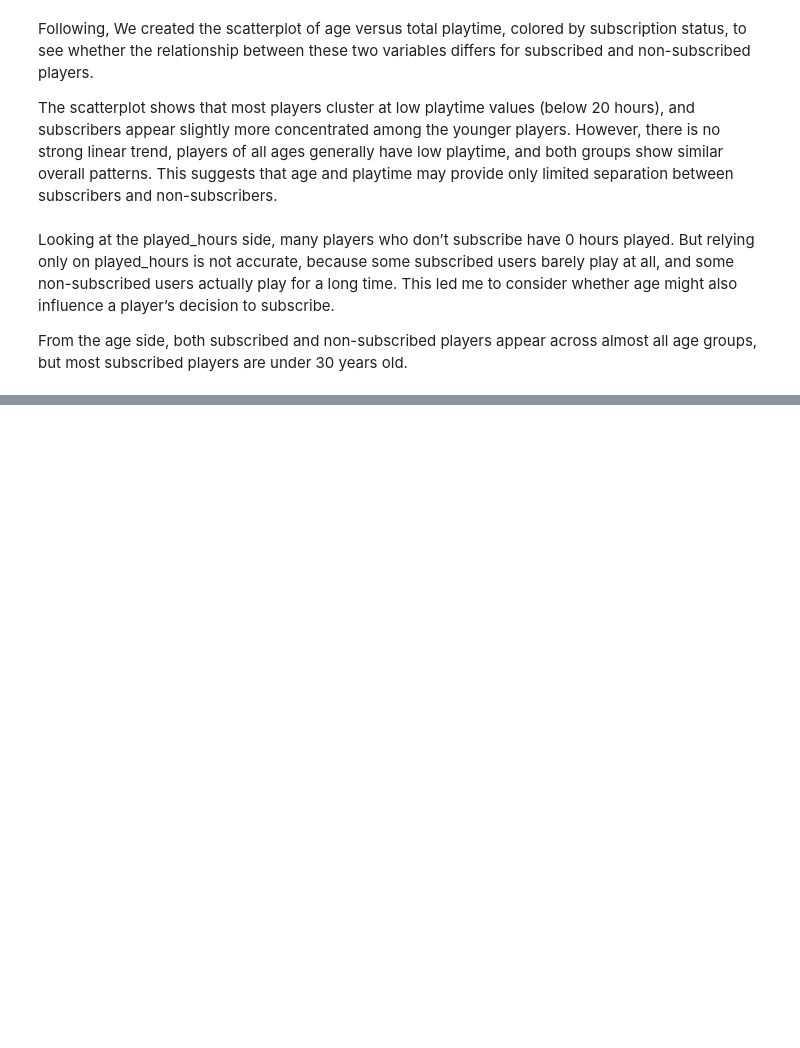
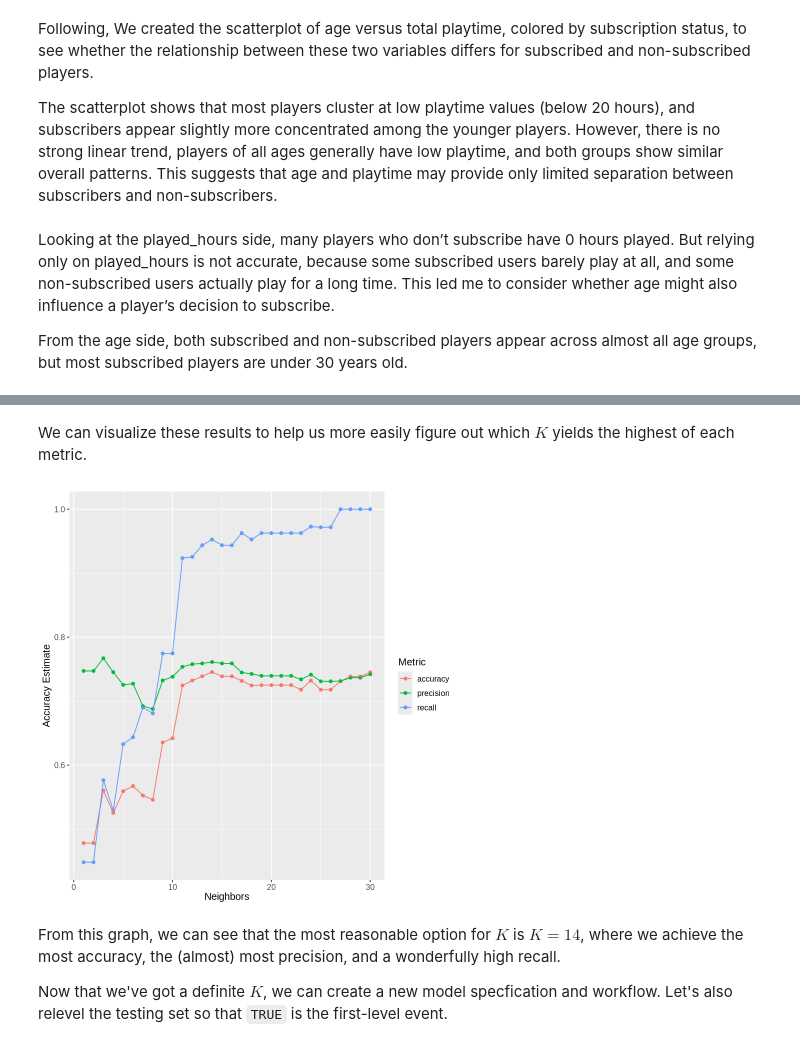
Before and after one commit to zhifou541-stack/dsci100-003-group26, a Jupyter notebook: group26 final project .ipynb, the cells around one changed output, grey strips where cells are left out. Drawn from its saved outputs; the diff is of its cells as text; code cells hidden in the pictures; blank space fills up the shorter version.

Commit message:
added data analysis!!

```diff
--- a/group26 final project .ipynb
+++ b/group26 final project .ipynb
@@ -192,0 +235,6 @@ From the age side, both subscribed and non-subscribed players appear across almo
+# %%
+players_recipe <- recipe(subscribe ~ ., data = players_train) |>
+   step_scale(all_predictors()) |>
+   step_center(all_predictors())
+
+players_train <- players_train |> mutate(subscribe = relevel(subscribe, ref = "TRUE"))
@@ -192,0 +243,2 @@ From the age side, both subscribed and non-subscribed players appear across almo
+# %%
+players_vfold <- vfold_cv(players_train, v = 10, strata = subscribe)
@@ -192,0 +247,5 @@ From the age side, both subscribed and non-subscribed players appear across almo
+# %%
+knn_tune <- nearest_neighbor(weight_func = "rectangular",
+                             neighbors = tune()) |>
+    set_engine("kknn") |>
+    set_mode("classification")
@@ -192,0 +254,12 @@ From the age side, both subscribed and non-subscribed players appear across almo
+# %%
+k_vals <- tibble(neighbors = seq(from = 1, to = 30, by = 1))
+
+knn_metrics <- metric_set(accuracy, precision, recall)
+
+knn_results <- workflow() |>
+    add_recipe(players_recipe) |>
+    add_model(knn_tune) |>
+    tune_grid(resamples = players_vfold, grid = k_vals, metrics = knn_metrics) |>
+    collect_metrics()
+
+knn_results
@@ -192,0 +277,16 @@ From the age side, both subscribed and non-subscribed players appear across almo
+# %% [markdown]
+We can visualize these results to help us more easily figure out which $K$ yields the highest of each metric.
+# %%
+accuracy_plot <- ggplot(knn_results, aes(x = neighbors, y = mean, color = .metric)) +
+    geom_point() +
+    geom_line() +
+    labs(x = "Neighbors", y = "Accuracy Estimate", color = "Metric") +
+    theme(text = element_text(size = 12))
+
+accuracy_plot
+# %% [output]
+[figure, added]
+# %% [markdown]
+From this graph, we can see that the most reasonable option for $K$ is $K=14$, where we achieve the most accuracy, the (almost) most precision, and a wonderfully high recall.
+
+Now that we've got a definite $K$, we can create a new model specfication and workflow. Let's also relevel the testing set so that `TRUE` is the first-level event.
```
Also changed, not shown: parts of 19 cells of this notebook.
